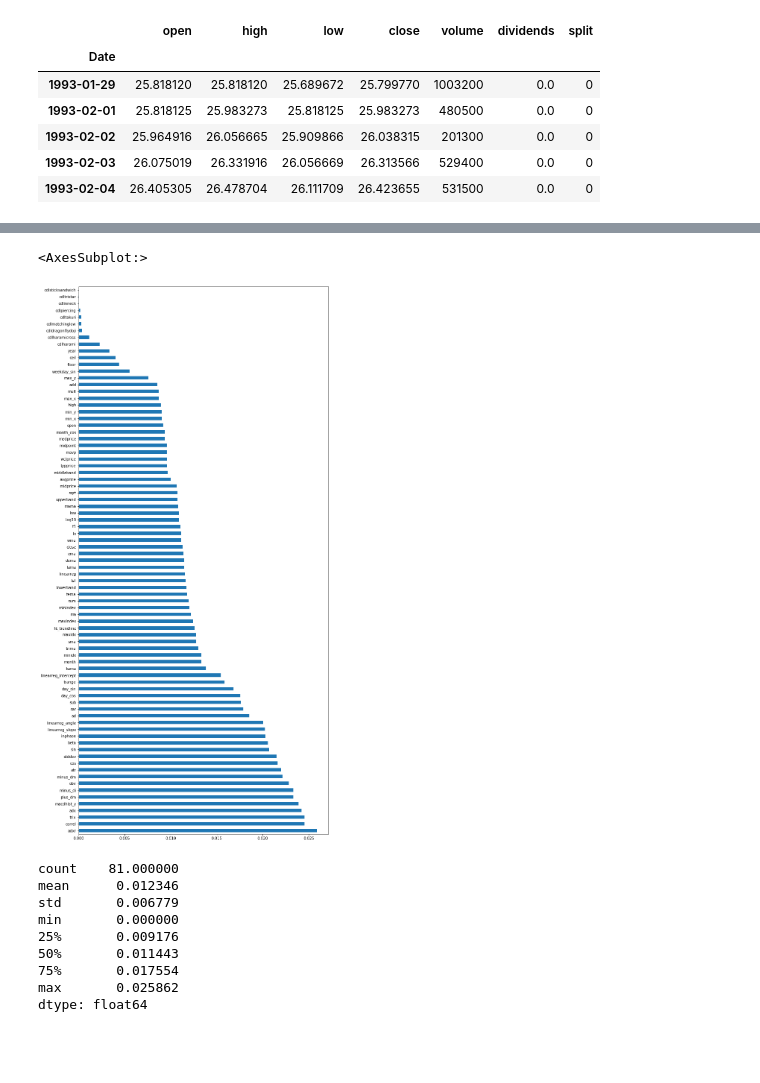
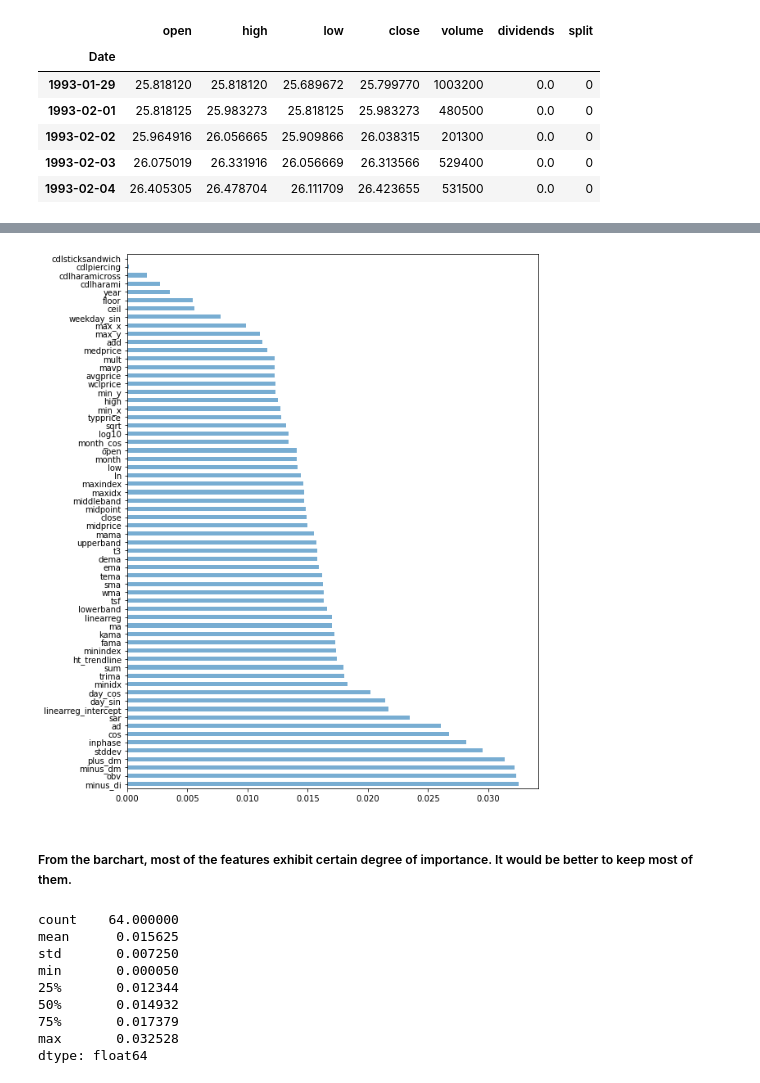
Before and after one commit to chocoMeow/Binary-Classification-Stock-Movement-Prediction, a Jupyter notebook: stock_movement_classification.ipynb, the cells around one changed output, grey strips where cells are left out. Cells and saved outputs as stored; diff of their text form; code cells hidden in the pictures; blank space fills up the shorter version.

```diff
--- a/stock_movement_classification.ipynb
+++ b/stock_movement_classification.ipynb
@@ -80,3 +60,0 @@ dtype: float64
-# %%
-#remove split as it contains only 0
-data.drop('split', axis=1, inplace=True)
@@ -204,6 +214,6 @@ Name: target, dtype: float64
 # %%
 #remove the least correlated features
-selected_data = transformed_data[cor.target[cor.target > 0.01].index.to_list()]
+selected_data = transformed_data[cor.target[cor.target > 0.019].index.to_list()]
 selected_data.head()
 # %% [output]
 |  | open | high | low | close | year | month | month_cos | day_sin | day_cos | weekday_sin | ... |
@@ -217,31 +227,29 @@ selected_data.head()
 # %%
 #feature importance using randomforest
 x = selected_data.drop('target', axis=1)
 y = selected_data.target
 #split data for train and test
-train_x, test_x, train_y, test_y = train_test_split(x, y,
-                                                    test_size=0.3,
-                                                    random_state=3,
-                                                    shuffle=True)
+train_x, test_x, train_y, test_y = train_test_split(x, y, test_size=0.3, random_state=3, shuffle=True)
 
 #fit the model
 model = rfc()
 model.fit(train_x, train_y)
 
 feature_importance = pd.Series(model.feature_importances_, index=selected_data.drop('target', axis=1).columns)
-feature_importance.nlargest(len(selected_data)).plot(kind='barh', figsize=(12,27))
+feature_importance.nlargest(len(selected_data)).plot(kind='barh', alpha=.6, figsize=(9,12));
 # %% [output]
-<AxesSubplot:>
-[figure, old version]
+[figure, new version]
+# %% [markdown]
+##### From the barchart, most of the features exhibit certain degree of importance. It would be better to keep most of them.
 # %%
 feature_importance.describe()
 # %% [output]
-count    81.000000
-mean      0.012346
-std       0.006779
-min       0.000000
-25%       0.009176
-50%       0.011443
-75%       0.017554
-max       0.025862
+count    64.000000
+mean      0.015625
+std       0.007250
+min       0.000050
+25%       0.012344
+50%       0.014932
+75%       0.017379
+max       0.032528
 dtype: float64
```
Also changed, not shown: parts of 34 cells of this notebook.
